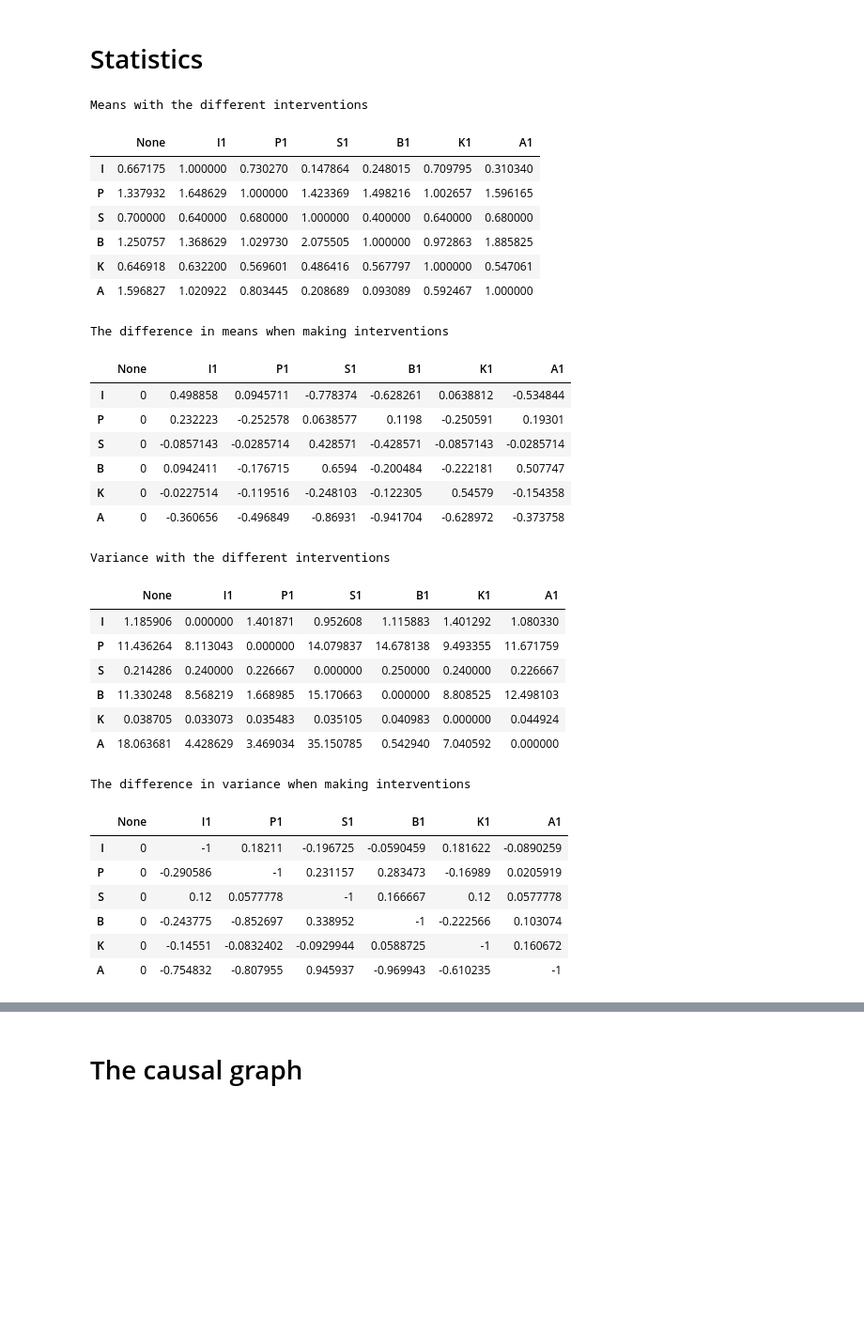
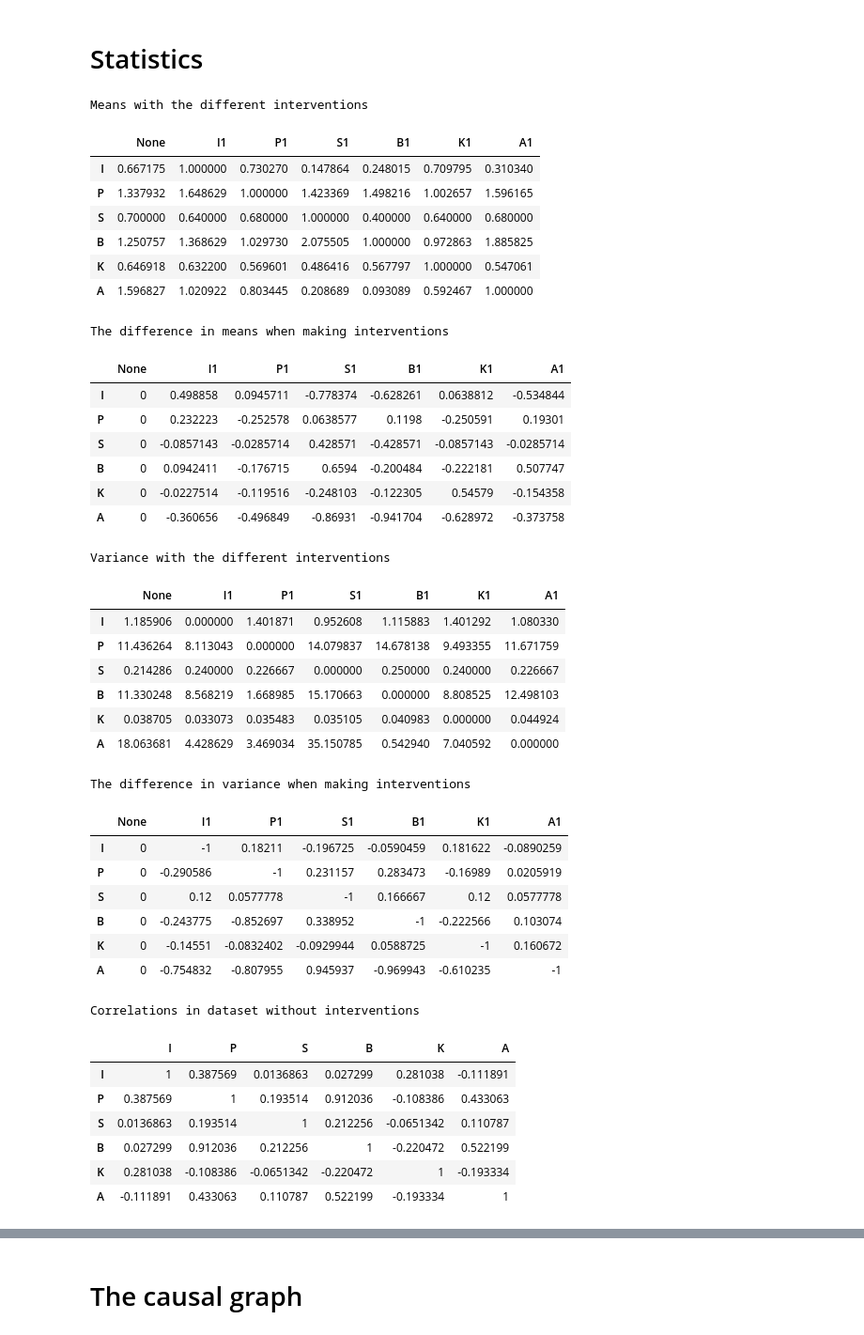
Before and after one commit to The-very-most-awesome-team-of-cool-kids/02463_Causality, a Jupyter notebook: Causality.ipynb, the cells around one changed output, grey strips where cells are left out. Shown at 94% size. Saved outputs shown, nothing was run; the diff lists cells and outputs as text; code cells hidden in the pictures; blank space fills up the shorter version.

```diff
--- a/Causality.ipynb
+++ b/Causality.ipynb
@@ -70,39 +70,52 @@ diff_bound = .5
 print("\n\033[1mThe difference in variance when making interventions\033[0m")
 var_diff_marked = var_diff.style.applymap(lambda x: 'background-color : yellow' if abs(x)>diff_bound else '')
 display(var_diff_marked)
+
+corr_bound = .4
+print("\n\033[1mCorrelations in dataset without interventions\033[0m")
+corrs = data_none.corr().style.applymap(lambda x: 'background-color : yellow' if abs(x) > corr_bound else '')
+display(corrs)
 # %% [output]
 Means with the different interventions
 |  | None | I1 | P1 | S1 | B1 | K1 | A1 |
 | I | 0.667175 | 1.000000 | 0.730270 | 0.147864 | 0.248015 | 0.709795 | 0.310340 |
 | P | 1.337932 | 1.648629 | 1.000000 | 1.423369 | 1.498216 | 1.002657 | 1.596165 |
 | S | 0.700000 | 0.640000 | 0.680000 | 1.000000 | 0.400000 | 0.640000 | 0.680000 |
 | B | 1.250757 | 1.368629 | 1.029730 | 2.075505 | 1.000000 | 0.972863 | 1.885825 |
 | K | 0.646918 | 0.632200 | 0.569601 | 0.486416 | 0.567797 | 1.000000 | 0.547061 |
 | A | 1.596827 | 1.020922 | 0.803445 | 0.208689 | 0.093089 | 0.592467 | 1.000000 |
 The difference in means when making interventions
 |  | None | I1 | P1 | S1 | B1 | K1 | A1 |
 | I | 0 | 0.498858 | 0.0945711 | -0.778374 | -0.628261 | 0.0638812 | -0.534844 |
 | P | 0 | 0.232223 | -0.252578 | 0.0638577 | 0.1198 | -0.250591 | 0.19301 |
 | S | 0 | -0.0857143 | -0.0285714 | 0.428571 | -0.428571 | -0.0857143 | -0.0285714 |
 | B | 0 | 0.0942411 | -0.176715 | 0.6594 | -0.200484 | -0.222181 | 0.507747 |
 | K | 0 | -0.0227514 | -0.119516 | -0.248103 | -0.122305 | 0.54579 | -0.154358 |
 | A | 0 | -0.360656 | -0.496849 | -0.86931 | -0.941704 | -0.628972 | -0.373758 |
 Variance with the different interventions
 |  | None | I1 | P1 | S1 | B1 | K1 | A1 |
 | I | 1.185906 | 0.000000 | 1.401871 | 0.952608 | 1.115883 | 1.401292 | 1.080330 |
 | P | 11.436264 | 8.113043 | 0.000000 | 14.079837 | 14.678138 | 9.493355 | 11.671759 |
 | S | 0.214286 | 0.240000 | 0.226667 | 0.000000 | 0.250000 | 0.240000 | 0.226667 |
 | B | 11.330248 | 8.568219 | 1.668985 | 15.170663 | 0.000000 | 8.808525 | 12.498103 |
 | K | 0.038705 | 0.033073 | 0.035483 | 0.035105 | 0.040983 | 0.000000 | 0.044924 |
 | A | 18.063681 | 4.428629 | 3.469034 | 35.150785 | 0.542940 | 7.040592 | 0.000000 |
 The difference in variance when making interventions
 |  | None | I1 | P1 | S1 | B1 | K1 | A1 |
 | I | 0 | -1 | 0.18211 | -0.196725 | -0.0590459 | 0.181622 | -0.0890259 |
 | P | 0 | -0.290586 | -1 | 0.231157 | 0.283473 | -0.16989 | 0.0205919 |
 | S | 0 | 0.12 | 0.0577778 | -1 | 0.166667 | 0.12 | 0.0577778 |
 | B | 0 | -0.243775 | -0.852697 | 0.338952 | -1 | -0.222566 | 0.103074 |
 | K | 0 | -0.14551 | -0.0832402 | -0.0929944 | 0.0588725 | -1 | 0.160672 |
 | A | 0 | -0.754832 | -0.807955 | 0.945937 | -0.969943 | -0.610235 | -1 |
+Correlations in dataset without interventions
+|  | I | P | S | B | K | A |
+| I | 1 | 0.387569 | 0.0136863 | 0.027299 | 0.281038 | -0.111891 |
+| P | 0.387569 | 1 | 0.193514 | 0.912036 | -0.108386 | 0.433063 |
+| S | 0.0136863 | 0.193514 | 1 | 0.212256 | -0.0651342 | 0.110787 |
+| B | 0.027299 | 0.912036 | 0.212256 | 1 | -0.220472 | 0.522199 |
+| K | 0.281038 | -0.108386 | -0.0651342 | -0.220472 | 1 | -0.193334 |
+| A | -0.111891 | 0.433063 | 0.110787 | 0.522199 | -0.193334 | 1 |
 # %%
 caus = np.zeros(np.shape(mean_diff))
 
```
Also changed, not shown: parts of 4 cells of this notebook.
